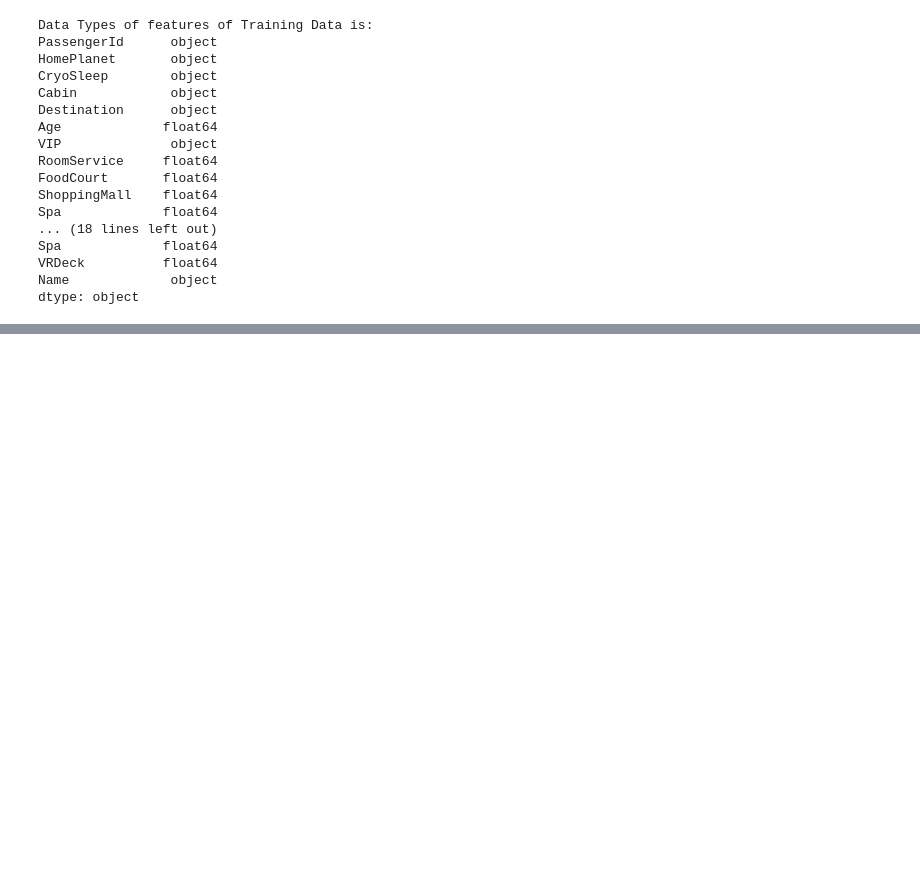
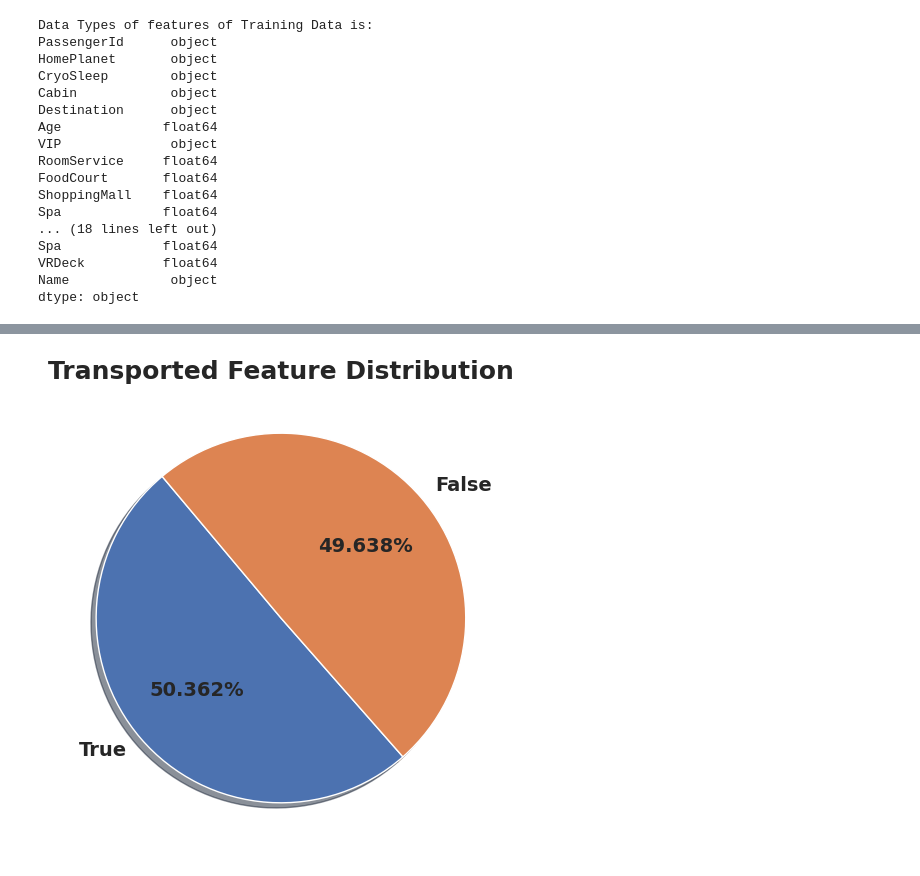
Before and after one commit to 7PAM2015-0509-2023-Team-8/Kaggle-Challenge, a Jupyter notebook: Kaggle_Challenge.ipynb, the cells around one changed output, grey strips where cells are left out. Saved outputs shown, nothing was run; the diff lists cells and outputs as text; code cells hidden in the pictures; blank space fills up the shorter version.

```diff
--- a/Kaggle_Challenge.ipynb
+++ b/Kaggle_Challenge.ipynb
@@ -124,0 +149,23 @@ dtype: object
+# %%
+# Define the data and labels
+values = train_df["Transported"].value_counts()
+labels = values.keys()
+
+# Create a pie chart
+plt.figure(figsize=(10, 6))
+plt.pie(
+    values,
+    labels=labels,
+    autopct="%1.3f%%",
+    textprops={"fontsize": 14, "fontweight": "bold"},
+    shadow=True,
+    startangle=130,
+)
+
+# Set plot title
+plt.title("Transported Feature Distribution", fontsize=18, fontweight='bold')
+
+# Show the plot
+plt.show()
+# %% [output]
+[figure, added]
```
Also changed, not shown: parts of 2 cells of this notebook.
